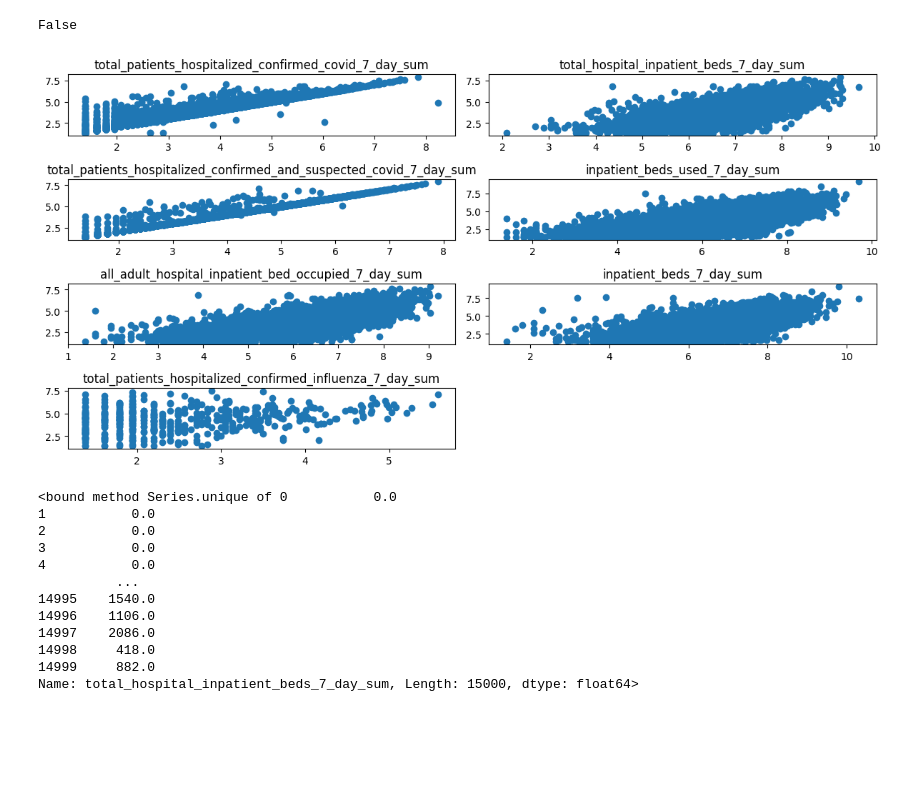
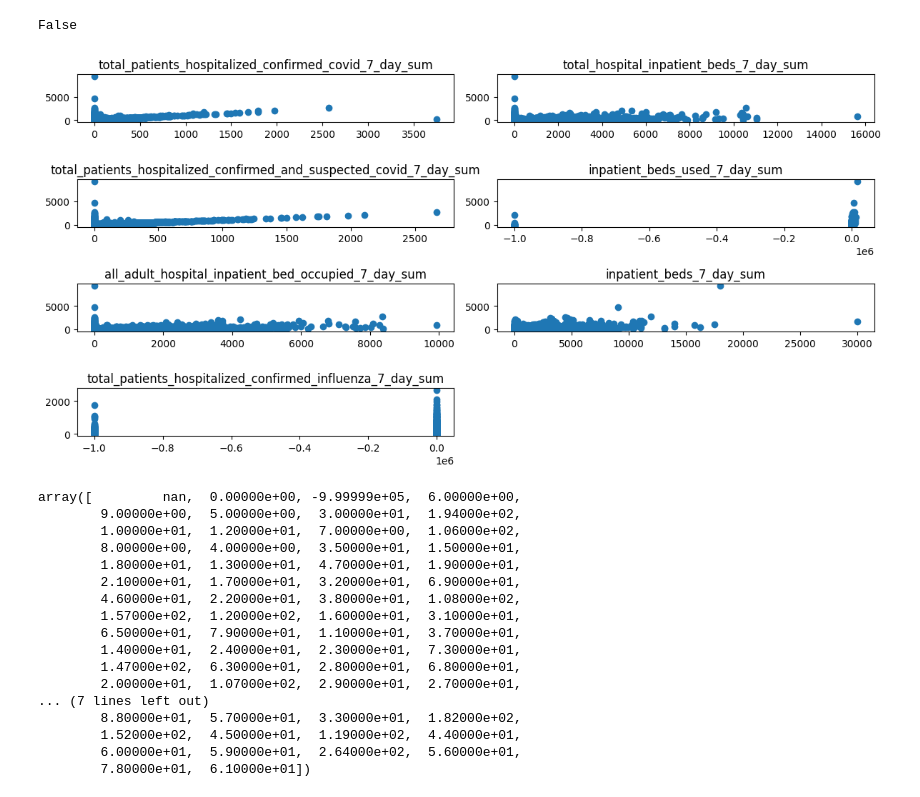
Before and after one commit to Vespacian/Analysis-of-COVID-19, a Jupyter notebook: eric.ipynb, the cells around one changed output. Cells and saved outputs as stored; diff of their text form; code cells hidden in the pictures; blank space fills up the shorter version.

Commit message:
plotting the factors

```diff
--- a/eric.ipynb
+++ b/eric.ipynb
@@ -208,7 +206,7 @@ clean.columns.tolist()
  'staffed_pediatric_icu_bed_occupancy_7_day_sum',
  'total_staffed_pediatric_icu_beds_7_day_sum']
 # %%
-cleaner = pd.read_csv('cleanV2.csv').head(15000)
+cleaner = pd.read_csv('cleanV3.csv').head(15000)
 cleaner.head(10)
 # %% [output]
 |  | Unnamed: 0 | hospital_pk | collection_week | state | ccn | hospital_name | address | city | zip | ... |
@@ -305,28 +303,33 @@ False
 # %%
 plt.figure(figsize=(12,6))
 for i in range(len(factors)):
   ax = plt.subplot(4,2,i+1)
-  plt.scatter(np.log(cleaner[factors[i]]), np.log(cleaner['inpatient_beds_used_covid_7_day_sum']))
+  plt.scatter(cleaner[factors[i]], cleaner['inpatient_beds_used_covid_7_day_sum'])
   ax.set_title(factors[i])
   plt.tight_layout()
 
 
 #plt.xlim([-100,500])
 #plt.ylim([-100,1000])
 # %% [output]
-[figure, old version]
+[figure, new version]
 # %%
-cleaner['total_hospital_inpatient_beds_7_day_sum'].unique
+cleaner['total_patients_hospitalized_confirmed_influenza_7_day_sum'].unique()
 # %% [output]
-<bound method Series.unique of 0           0.0
-1           0.0
-2           0.0
-3           0.0
-4           0.0
-          ...
-14995    1540.0
-14996    1106.0
-14997    2086.0
-14998     418.0
-14999     882.0
-Name: total_hospital_inpatient_beds_7_day_sum, Length: 15000, dtype: float64>
+array([         nan,  0.00000e+00, -9.99999e+05,  6.00000e+00,
+        9.00000e+00,  5.00000e+00,  3.00000e+01,  1.94000e+02,
+        1.00000e+01,  1.20000e+01,  7.00000e+00,  1.06000e+02,
+        8.00000e+00,  4.00000e+00,  3.50000e+01,  1.50000e+01,
+        1.80000e+01,  1.30000e+01,  4.70000e+01,  1.90000e+01,
+        2.10000e+01,  1.70000e+01,  3.20000e+01,  6.90000e+01,
+        4.60000e+01,  2.20000e+01,  3.80000e+01,  1.08000e+02,
+        1.57000e+02,  1.20000e+02,  1.60000e+01,  3.10000e+01,
+        6.50000e+01,  7.90000e+01,  1.10000e+01,  3.70000e+01,
+        1.40000e+01,  2.40000e+01,  2.30000e+01,  7.30000e+01,
+        1.47000e+02,  6.30000e+01,  2.80000e+01,  6.80000e+01,
+        2.00000e+01,  1.07000e+02,  2.90000e+01,  2.70000e+01,
+... (7 lines left out)
+        8.80000e+01,  5.70000e+01,  3.30000e+01,  1.82000e+02,
+        1.52000e+02,  4.50000e+01,  1.19000e+02,  4.40000e+01,
+        6.00000e+01,  5.90000e+01,  2.64000e+02,  5.60000e+01,
+        7.80000e+01,  6.10000e+01])
```
Also changed, not shown: parts of 1 cell of this notebook.
